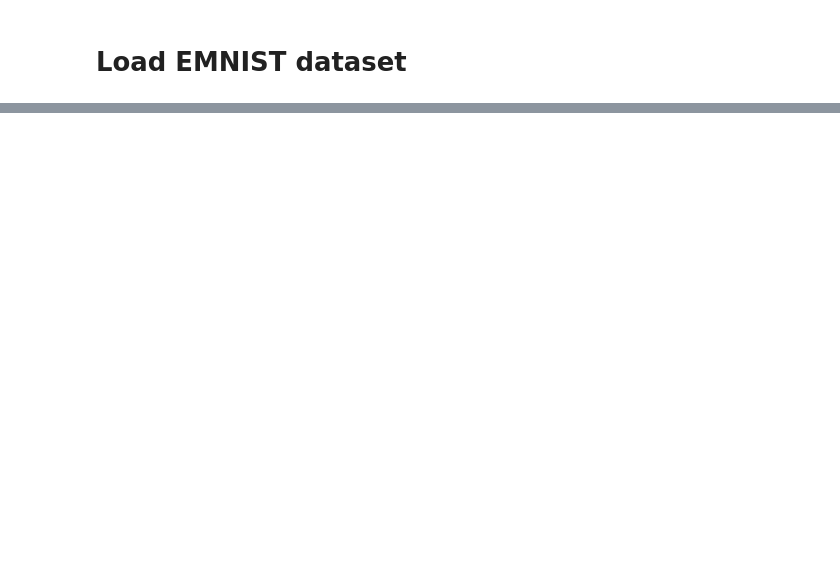
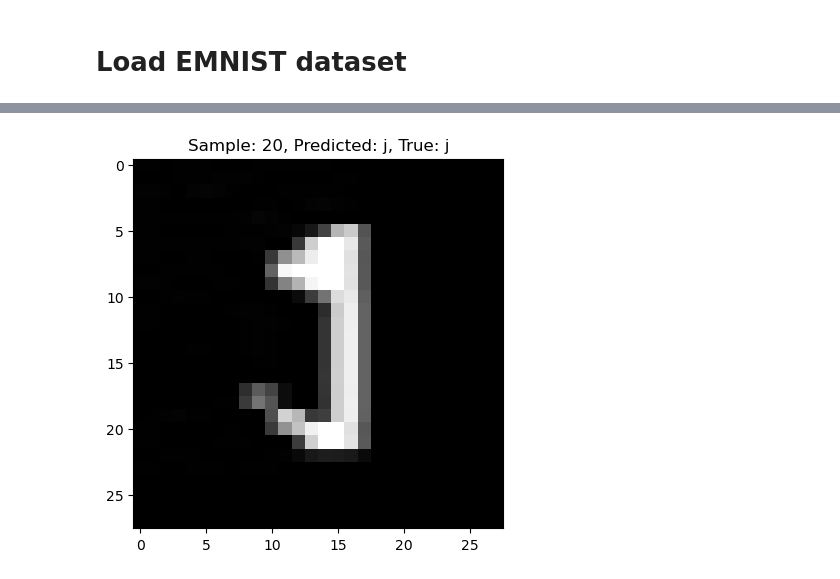
Before and after one commit to YuqinGuan/EITP40-finalProject, a Jupyter notebook: pre_training.ipynb, the cells around one changed output, grey strips where cells are left out. Saved outputs shown, nothing was run; the diff lists cells and outputs as text; code cells hidden in the pictures; blank space fills up the shorter version.

```diff
--- a/pre_training.ipynb
+++ b/pre_training.ipynb
@@ -126,0 +223,8 @@ X_train.shape
+# %%
+data = data.reshape(data.shape[0],28,28,1)
+# make prediction
+proba = model.predict(data, verbose = 0)
+pred = [np.argmax(p) for p in proba]
+
+pred_chars = [chars[x-1] for x in pred]
+pred_chars
@@ -126,0 +249,14 @@ X_train.shape
+# %%
+data = data.reshape(data.shape[0],28,28)
+k = np.random.randint(0,len(pred_chars))
+
+label = y[k]
+if label == 99:
+    true_char = 'unknown'
+else:
+    true_char = chars[label]
+
+plt.imshow(data[k,:,:], cmap='gray')
+plt.title(f"Sample: {k}, Predicted: {pred_chars[k]}, True: {true_char}");
+# %% [output]
+[figure, added]
```
Also changed, not shown: parts of 14 cells of this notebook, 1 other file.
